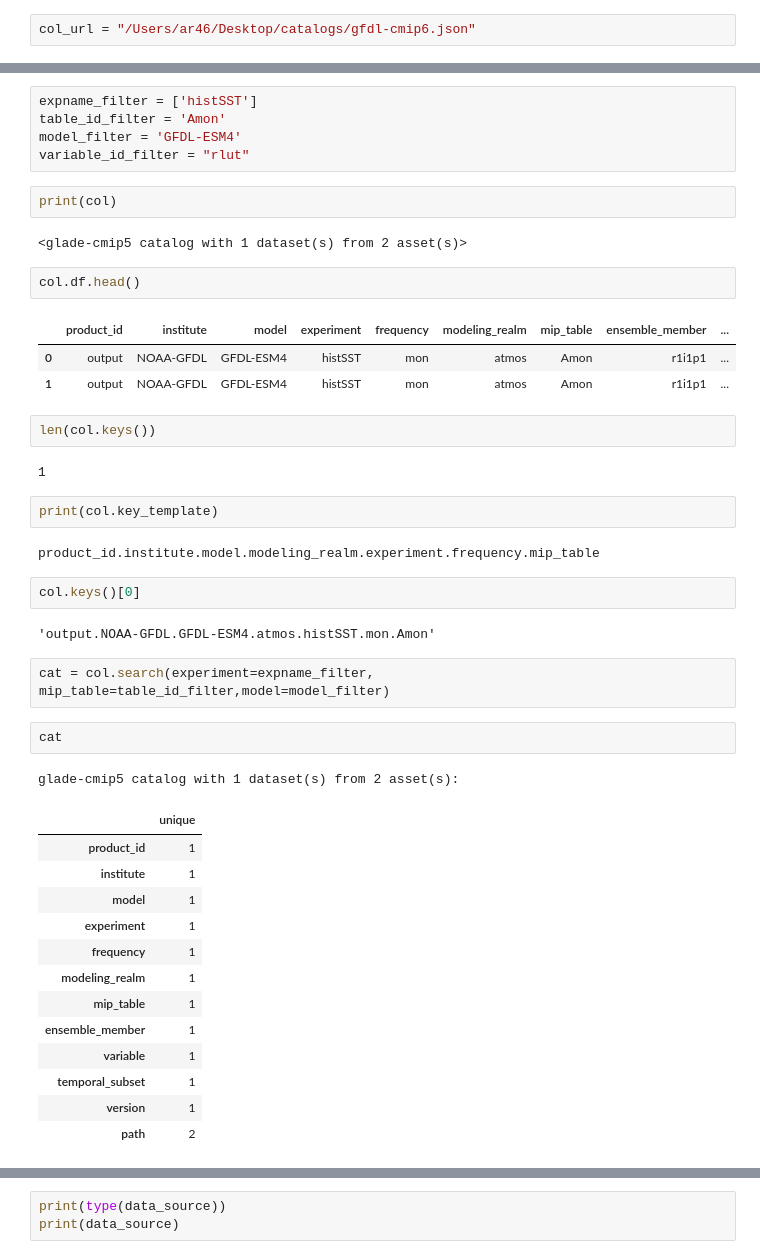
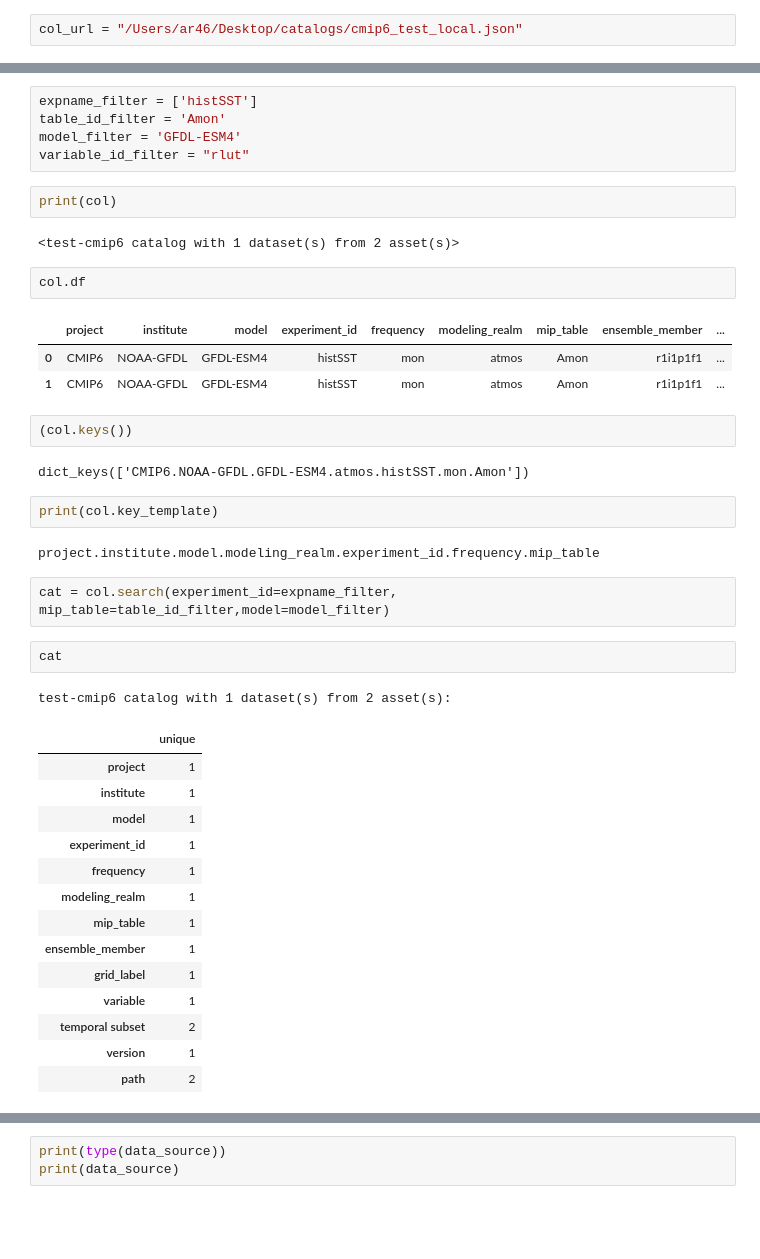
Before and after one commit to aradhakrishnanGFDL/CatalogBuilder, a Jupyter notebook: notebooks/gfdl_intake.ipynb, the cells around one changed output, grey strips where cells are left out. Saved outputs shown, nothing was run; the diff lists cells and outputs as text; blank space fills up the shorter version.

```diff
--- a/gfdl_intake.ipynb
+++ b/notebooks/gfdl_intake.ipynb
@@ -1,7 +1,7 @@
 # %%
 import intake
 # %%
-col_url = "/Users/ar46/Desktop/catalogs/gfdl-cmip6.json"
+col_url = "/Users/ar46/Desktop/catalogs/cmip6_test_local.json"
 # %%
 col = intake.open_esm_datastore(col_url)
 # %%
@@ -12,42 +12,39 @@ variable_id_filter = "rlut"
 # %%
 print(col)
 # %% [output]
-<glade-cmip5 catalog with 1 dataset(s) from 2 asset(s)>
+<test-cmip6 catalog with 1 dataset(s) from 2 asset(s)>
 # %%
-col.df.head()
+col.df
 # %% [output]
-|  | product_id | institute | model | experiment | frequency | modeling_realm | mip_table | ensemble_member | ... |
-| 0 | output | NOAA-GFDL | GFDL-ESM4 | histSST | mon | atmos | Amon | r1i1p1 | ... |
-| 1 | output | NOAA-GFDL | GFDL-ESM4 | histSST | mon | atmos | Amon | r1i1p1 | ... |
+|  | project | institute | model | experiment_id | frequency | modeling_realm | mip_table | ensemble_member | ... |
+| 0 | CMIP6 | NOAA-GFDL | GFDL-ESM4 | histSST | mon | atmos | Amon | r1i1p1f1 | ... |
+| 1 | CMIP6 | NOAA-GFDL | GFDL-ESM4 | histSST | mon | atmos | Amon | r1i1p1f1 | ... |
 # %%
-len(col.keys())
+(col.keys())
 # %% [output]
-1
+dict_keys(['CMIP6.NOAA-GFDL.GFDL-ESM4.atmos.histSST.mon.Amon'])
 # %%
 print(col.key_template)
 # %% [output]
-product_id.institute.model.modeling_realm.experiment.frequency.mip_table
+project.institute.model.modeling_realm.experiment_id.frequency.mip_table
-# %%
-col.keys()[0]
-# %% [output]
-'output.NOAA-GFDL.GFDL-ESM4.atmos.histSST.mon.Amon'
 # %%
-cat = col.search(experiment=expname_filter, mip_table=table_id_filter,model=model_filter)
+cat = col.search(experiment_id=expname_filter, mip_table=table_id_filter,model=model_filter)
 # %%
 cat
 # %% [output]
-glade-cmip5 catalog with 1 dataset(s) from 2 asset(s):
+test-cmip6 catalog with 1 dataset(s) from 2 asset(s):
 |  | unique |
-| product_id | 1 |
+| project | 1 |
 | institute | 1 |
 | model | 1 |
-| experiment | 1 |
+| experiment_id | 1 |
 | frequency | 1 |
 | modeling_realm | 1 |
 | mip_table | 1 |
 | ensemble_member | 1 |
+| grid_label | 1 |
 | variable | 1 |
-| temporal_subset | 1 |
+| temporal subset | 2 |
 | version | 1 |
 | path | 2 |
 # %%
```
Also changed, not shown: parts of 2 cells of this notebook, 13 other files.
